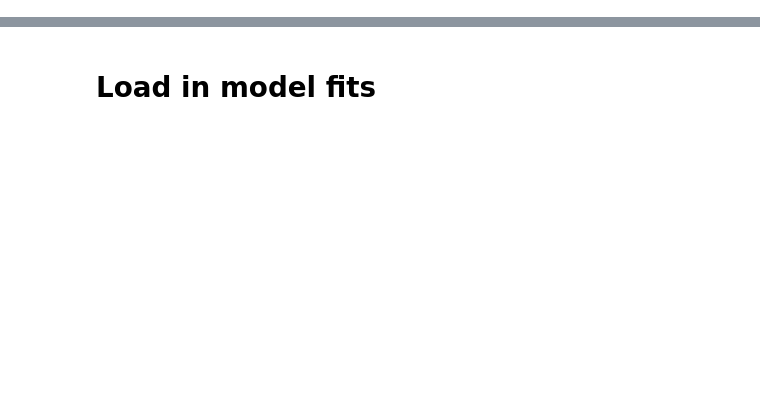
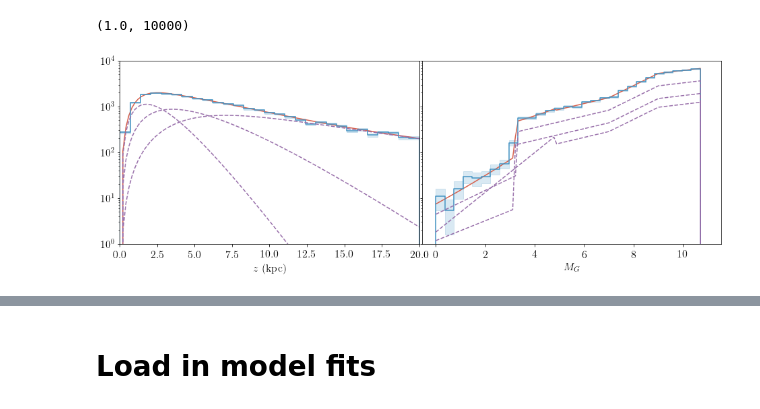
Before and after one commit to aeverall/mwtrace, a Jupyter notebook: mockmodel/Results.ipynb, the cells around one changed output, grey strips where cells are left out. Cells and saved outputs as stored; diff of their text form; code cells hidden in the pictures; blank space fills up the shorter version.

```diff
--- a/mockmodel/Results.ipynb
+++ b/mockmodel/Results.ipynb
@@ -32,0 +42,17 @@ from transformations import func_inv_jac, func_labels, label_dict
+# %%
+# Load Sample
+sample = {}; true_pars={};
+filename = '/data/asfe2/Projects/mwtrace_data/mockmodel/sample.h'
+with h5py.File(filename, 'r') as hf:
+    subset = np.intersect1d(hf['sample']['source_id'][...], model.sample['source_id'], return_indices=True)[1]
+    for key in hf['sample'].keys():
+        sample[key]=hf['sample'][key][...][subset]
+    # Get true parameters
+    for key in hf['true_pars'].keys():
+        if not key in np.arange(3).astype(str):
+            true_pars[int_idx(key)]=hf['true_pars'][key][...]
+        else:
+            true_pars[int_idx(key)]={}
+            for par in hf['true_pars'][key].keys():
+                true_pars[int_idx(key)][par]=hf['true_pars'][key][par][...]
+for j in range(3): true_pars[j]['w']*=len(sample['source_id'])
@@ -32,0 +124,34 @@ from transformations import func_inv_jac, func_labels, label_dict
+# %%
+fig, axes = plt.subplots(1,2,figsize=(16,5), sharey=True)
+
+parameters = model.optimize_results['x']['full_ncg_parallel'][1].copy()
+
+plt.sca(axes[0])
+z_arr = np.linspace(0,20,100)
+import matplotlib.pyplot as plt
+axes[0].plot(z_arr, dh_msto.z_model(z_arr, parameters, fid_pars=model.fid_pars), c=cm.RdBu(0.2))
+plotting.plot_hist(model.sample['s']*model.sample['sinb'], np.linspace(0,20,30), ax=axes[0], fill_poisson=True,
+                  plot_kwargs={'c':cm.RdBu(0.8)}, fill_kwargs={'color':cm.RdBu(0.8),'alpha':0.2})
+plt.yscale('log'); plt.xlabel(r'$z$ (kpc)'); plt.xlim(0,20)
+
+axes[0].plot(z_arr, dh_msto.z_model(z_arr, parameters, fid_pars=model.fid_pars, model='all'),
+             c=cm.PRGn(0.2), linestyle='--')
+
+plt.sca(axes[1])
+M_arr = np.sort(np.append(np.linspace(0.,11.,100),
+                          np.array([true_pars['Mx'], true_pars['Mms'], true_pars['Mms1'],
+                                    true_pars['Mms2']])))
+axes[1].plot(M_arr, dh_msto.M_model(M_arr, parameters, fid_pars=model.fid_pars), c=cm.RdBu(0.2))
+plotting.plot_hist(sample['M'], np.linspace(0,true_pars['Mx'],30), ax=axes[1], fill_poisson=True,
+                  plot_kwargs={'c':cm.RdBu(0.8)}, fill_kwargs={'color':cm.RdBu(0.8),'alpha':0.2})
+plt.yscale('log'); plt.xlabel(r'$M_G$')
+
+axes[1].plot(M_arr, dh_msto.M_model(M_arr, parameters, fid_pars=model.fid_pars, model='all'),
+             c=cm.PRGn(0.2), linestyle='--')
+
+plt.subplots_adjust(wspace=0.01)
+
+plt.ylim(1.,10000)
+# %% [output]
+(1.0, 10000)
+[figure, added]
```
Also changed, not shown: parts of 12 cells of this notebook, 3 other files.
